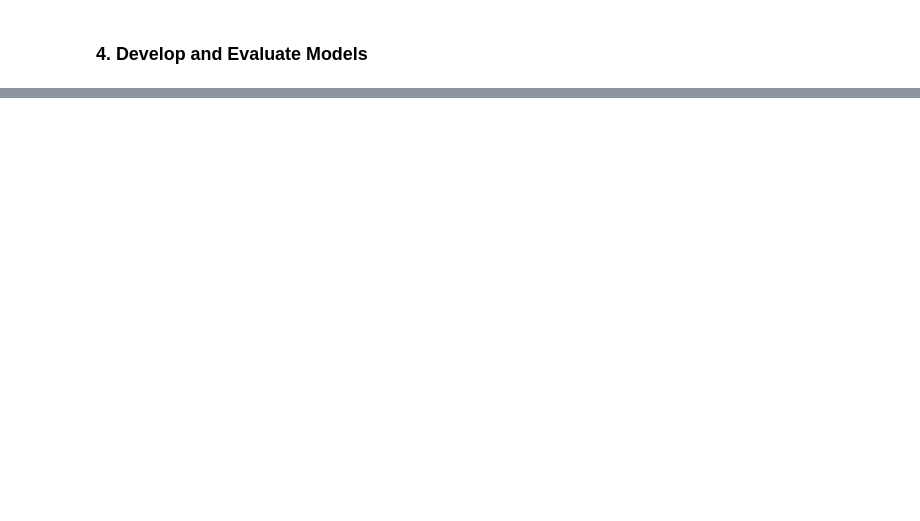
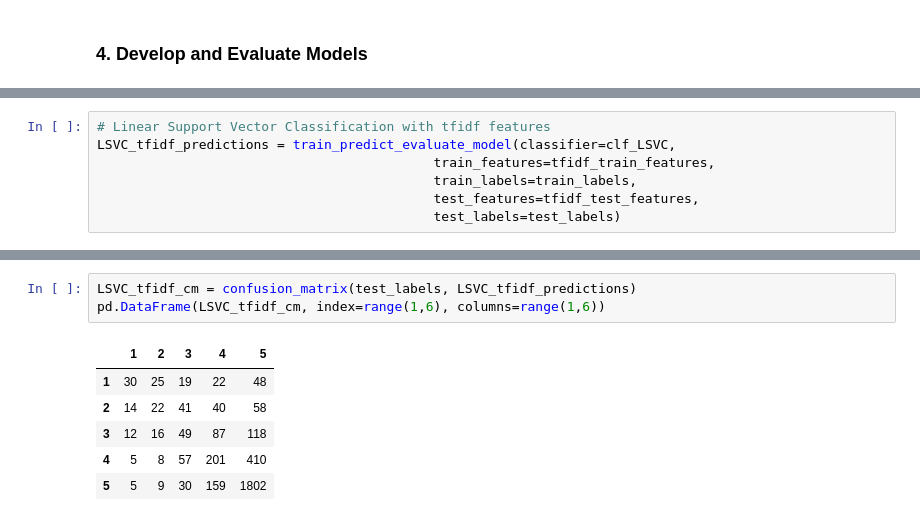
Before and after one commit to anxin16/Capstone-Project-3, a Jupyter notebook: Capstone_Report/Amazon-Review_2.ipynb, the cells around one changed output, grey strips where cells are left out. Cells and saved outputs as stored; diff of their text form; blank space fills up the shorter version.

```diff
--- a/Capstone_Report/Amazon-Review_2.ipynb
+++ b/Capstone_Report/Amazon-Review_2.ipynb
@@ -794,0 +1077,7 @@ F1 Score: 0.6
+# %%
+# Linear Support Vector Classification with tfidf features
+LSVC_tfidf_predictions = train_predict_evaluate_model(classifier=clf_LSVC,
+                                           train_features=tfidf_train_features,
+                                           train_labels=train_labels,
+                                           test_features=tfidf_test_features,
+                                           test_labels=test_labels)
@@ -794,0 +1330,10 @@ F1 Score: 0.6
+# %%
+LSVC_tfidf_cm = confusion_matrix(test_labels, LSVC_tfidf_predictions)
+pd.DataFrame(LSVC_tfidf_cm, index=range(1,6), columns=range(1,6))
+# %% [output]
+|  | 1 | 2 | 3 | 4 | 5 |
+| 1 | 30 | 25 | 19 | 22 | 48 |
+| 2 | 14 | 22 | 41 | 40 | 58 |
+| 3 | 12 | 16 | 49 | 87 | 118 |
+| 4 | 5 | 8 | 57 | 201 | 410 |
+| 5 | 5 | 9 | 30 | 159 | 1802 |
```
Also changed, not shown: parts of 34 cells of this notebook.
